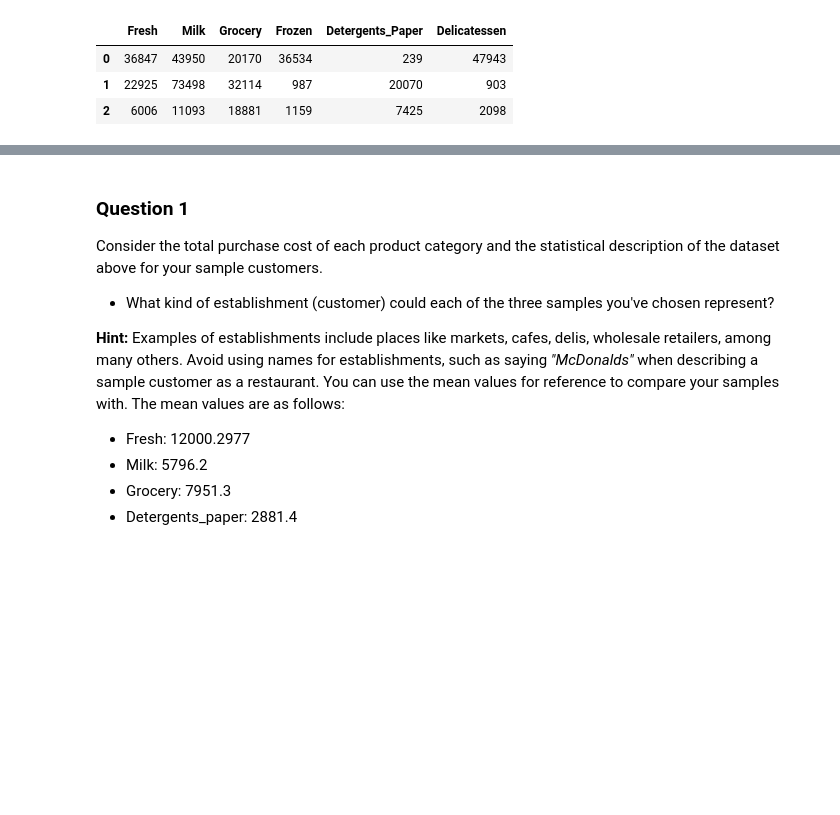
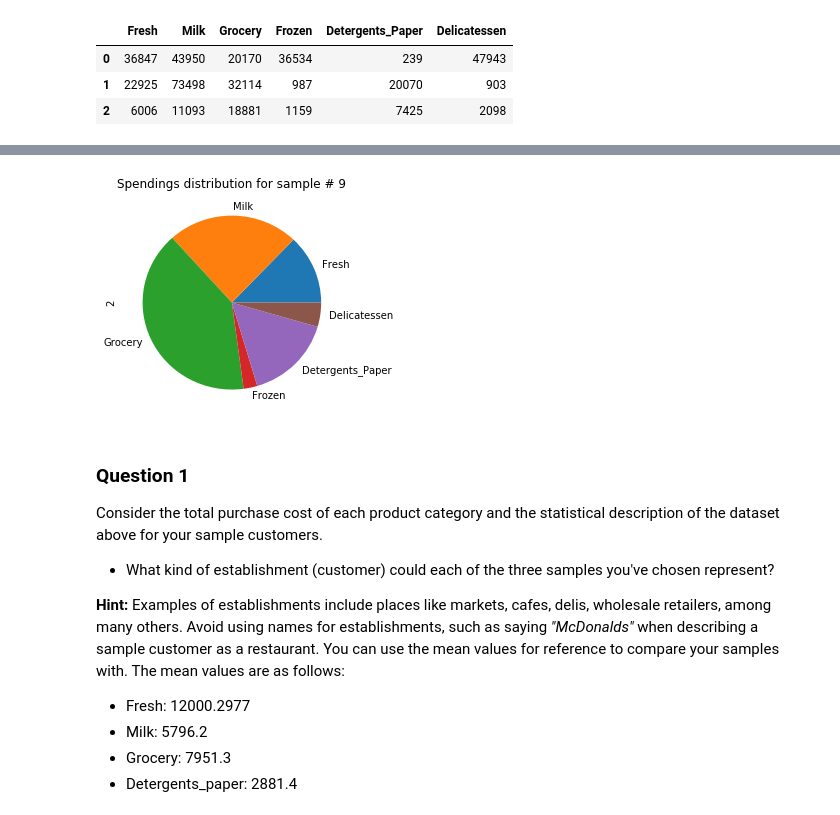
Before and after one commit to roj4s/udacitys_customer_segments, a Jupyter notebook: customer_segments.ipynb, the cells around one changed output, grey strips where cells are left out. Drawn from its saved outputs; the diff is of its cells as text; code cells hidden in the pictures; blank space fills up the shorter version.

```diff
--- a/customer_segments.ipynb
+++ b/customer_segments.ipynb
@@ -77,3 +89,8 @@ Chosen samples of wholesale customers dataset:
+# %%
+samples.iloc[2].plot.pie(figsize=(4,4))
+_=plt.title(title.format(indices[2]))
+# %% [output]
+[figure, added]
 # %% [markdown]
 ### Question 1
 Consider the total purchase cost of each product category and the statistical description of the dataset above for your sample customers.
```
Also changed, not shown: parts of 4 cells of this notebook.
